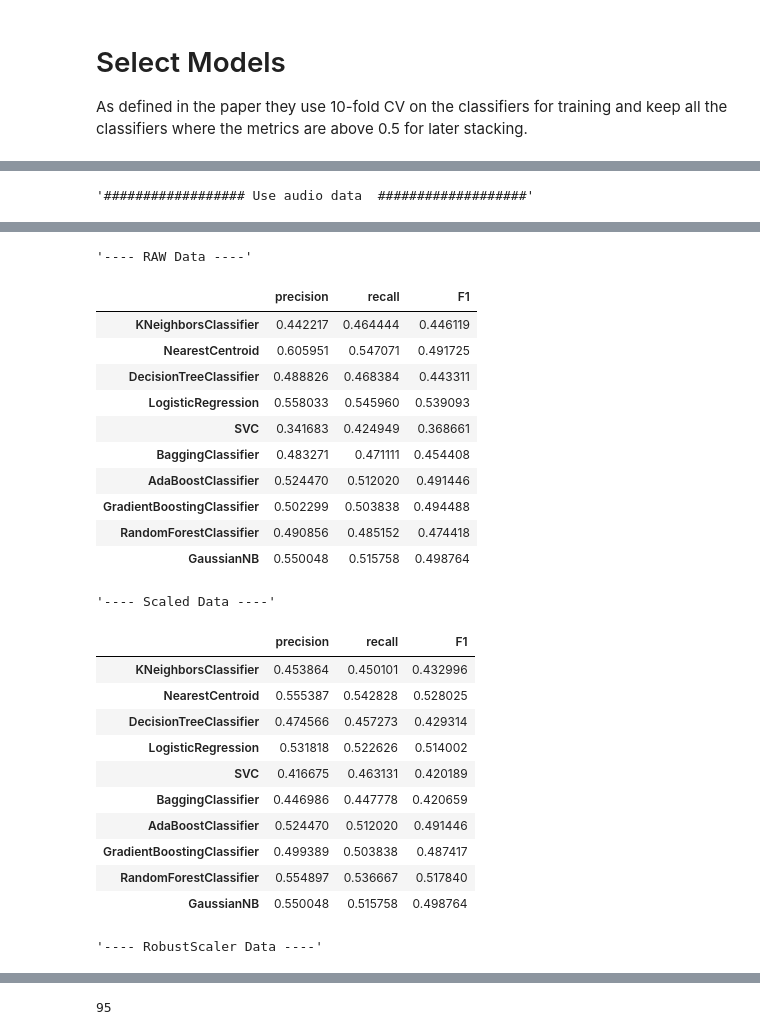
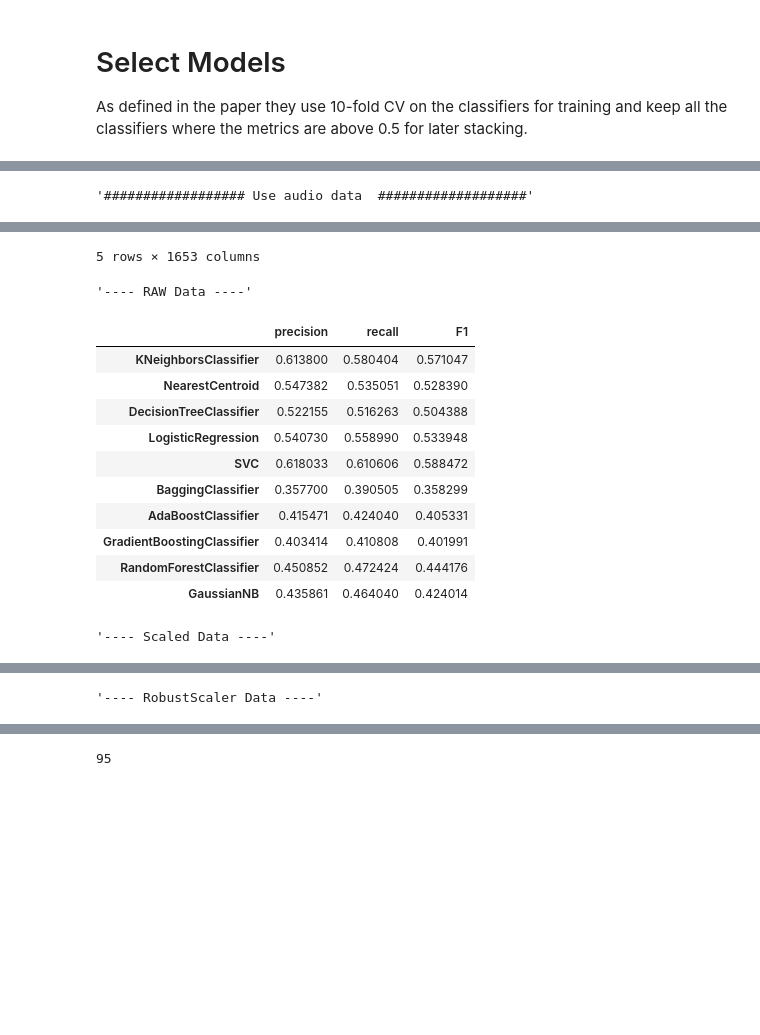
Before and after one commit to patrickFuerst/CoE_task, a Jupyter notebook: classifier_selection.ipynb, the cells around one changed output, grey strips where cells are left out. Saved outputs shown, nothing was run; the diff lists cells and outputs as text; code cells hidden in the pictures; blank space fills up the shorter version.

Commit message:
make audio frame multicolum

```diff
--- a/classifier_selection.ipynb
+++ b/classifier_selection.ipynb
@@ -243,7 +243,7 @@ As mentiones in the paper, NaN values of the audio data are set to 0 and the ave
 
 def pre_process_audio_data():
     df_data = df_audio_data.fillna(0.0)
-    return df_data.mean(axis=1)
+    return pd.DataFrame(df_data.mean(axis=1)).unstack()
 
 def pre_process_visual_data():
     #create columns of the two rows belonging to each movie
@@ -628,39 +630,12 @@ from sklearn.preprocessing import StandardScaler,RobustScaler
 
 display('################## Use audio data  ###################')
 
-def load_audio_data( filenames ): # changed
-    data_list = []
 
-    audio_data = pd.DataFrame()
-    for file in filenames:
-        file_path = f'./data/CoE_dataset/Dev_set/audio_descriptors/{file}.csv'
-        df_data = pd.read_csv(file_path,index_col=None, header=None).T
-
-        # preprocess data
-        df_data = df_data.fillna(0)
-        df_data = pd.DataFrame(df_data.mean(axis = 0)).T
-        df_data["filename"] = file
-        audio_data = audio_data.append(df_data)
-    audio_data = audio_data.set_index("filename")
-    return audio_data
-
-df_audio_data = load_audio_data( df_labled_movies['filename']  )
-
-
-df_train_audio = pd.merge(df_movies, df_audio_data, on='filename')
+df_train_audio = pd.merge(df_movies, df_audio_data_processed, on='filename')
 df_train_audio.drop(['filename'],axis=1, inplace=True)
 df_X = df_train_audio.drop('goodforairplane',axis=1)
 df_y = df_train_audio['goodforairplane']
-
-
-# df_movies = df_labled_movies.drop(['movie'],axis=1)
-# df_train = pd.merge(df_movies,pd.DataFrame(df_audio_data_processed), on='filename')
-# df_train.drop(['filename'],axis=1, inplace=True)
-# display(df_train.head(5))
-# df_X = df_train.drop('goodforairplane',axis=1)
-# df_y = df_train['goodforairplane']
-
-
+display(df_train.head(5))
 
 
 display("---- RAW Data ----")
@@ -685,26 +666,15 @@ display(metrics)
-'---- RAW Data ----'
+5 rows × 1653 columns
-|  | precision | recall | F1 |
-| KNeighborsClassifier | 0.442217 | 0.464444 | 0.446119 |
-| NearestCentroid | 0.605951 | 0.547071 | 0.491725 |
-| DecisionTreeClassifier | 0.488826 | 0.468384 | 0.443311 |
-| LogisticRegression | 0.558033 | 0.545960 | 0.539093 |
-| SVC | 0.341683 | 0.424949 | 0.368661 |
-| BaggingClassifier | 0.483271 | 0.471111 | 0.454408 |
-| AdaBoostClassifier | 0.524470 | 0.512020 | 0.491446 |
-| GradientBoostingClassifier | 0.502299 | 0.503838 | 0.494488 |
-| RandomForestClassifier | 0.490856 | 0.485152 | 0.474418 |
-| GaussianNB | 0.550048 | 0.515758 | 0.498764 |
-'---- Scaled Data ----'
+'---- RAW Data ----'
 |  | precision | recall | F1 |
-| KNeighborsClassifier | 0.453864 | 0.450101 | 0.432996 |
-| NearestCentroid | 0.555387 | 0.542828 | 0.528025 |
-| DecisionTreeClassifier | 0.474566 | 0.457273 | 0.429314 |
-| LogisticRegression | 0.531818 | 0.522626 | 0.514002 |
-| SVC | 0.416675 | 0.463131 | 0.420189 |
-| BaggingClassifier | 0.446986 | 0.447778 | 0.420659 |
-| AdaBoostClassifier | 0.524470 | 0.512020 | 0.491446 |
-| GradientBoostingClassifier | 0.499389 | 0.503838 | 0.487417 |
-| RandomForestClassifier | 0.554897 | 0.536667 | 0.517840 |
-| GaussianNB | 0.550048 | 0.515758 | 0.498764 |
+| KNeighborsClassifier | 0.613800 | 0.580404 | 0.571047 |
+| NearestCentroid | 0.547382 | 0.535051 | 0.528390 |
+| DecisionTreeClassifier | 0.522155 | 0.516263 | 0.504388 |
+| LogisticRegression | 0.540730 | 0.558990 | 0.533948 |
+| SVC | 0.618033 | 0.610606 | 0.588472 |
+| BaggingClassifier | 0.357700 | 0.390505 | 0.358299 |
+| AdaBoostClassifier | 0.415471 | 0.424040 | 0.405331 |
+| GradientBoostingClassifier | 0.403414 | 0.410808 | 0.401991 |
+| RandomForestClassifier | 0.450852 | 0.472424 | 0.444176 |
+| GaussianNB | 0.435861 | 0.464040 | 0.424014 |
-'---- RobustScaler Data ----'
+'---- Scaled Data ----'
 |  | precision | recall | F1 |
@@ -720,0 +691 @@ display(metrics)
+'---- RobustScaler Data ----'
```
Also changed, not shown: parts of 6 cells of this notebook.
